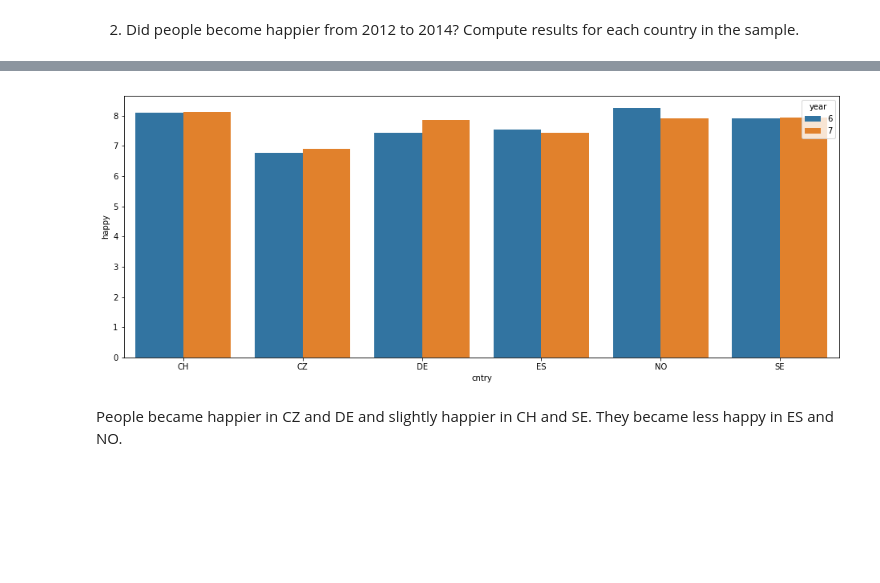
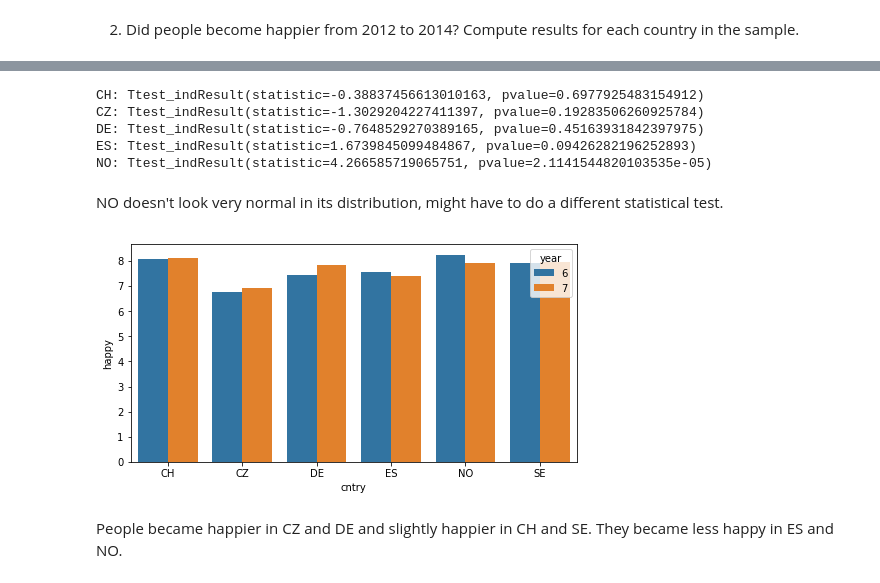
Before and after one commit to kylemcorliss/Thinkful, a Jupyter notebook: Assignments/Other Topics in Data Science (U5)/5.5.4 Challenge - what test to use.ipynb, the cells around one changed output, grey strips where cells are left out. Saved outputs shown, nothing was run; the diff lists cells and outputs as text; code cells hidden in the pictures; blank space fills up the shorter version.

```diff
--- a/Assignments/Other Topics in Data Science (U5)/5.5.4 Challenge - what test to use.ipynb
+++ b/Assignments/Other Topics in Data Science (U5)/5.5.4 Challenge - what test to use.ipynb
@@ -50,9 +114,25 @@ ESS_data_year_country = pd.concat([ESS_data_year_country, ESS_data_year_country_
+# %%
+for country in countries:
+    data2012 = ESS_data[(ESS_data['year'] == 6) & (ESS_data['cntry'] == country)]['happy']
+    data2012 = data2012.dropna()
+    data2014 = ESS_data[(ESS_data['year'] == 7) & (ESS_data['cntry'] == country)]['happy']
+    data2014 = data2014.dropna()
+    test = stats.ttest_ind(data2012, data2014, equal_var = False)
+    print(f'{country}: {test}')
+# %% [output]
+CH: Ttest_indResult(statistic=-0.38837456613010163, pvalue=0.6977925483154912)
+CZ: Ttest_indResult(statistic=-1.3029204227411397, pvalue=0.19283506260925784)
+DE: Ttest_indResult(statistic=-0.7648529270389165, pvalue=0.45163931842397975)
+ES: Ttest_indResult(statistic=1.6739845099484867, pvalue=0.09426282196252893)
+NO: Ttest_indResult(statistic=4.266585719065751, pvalue=2.1141544820103535e-05)
+# %% [markdown]
+NO doesn't look very normal in its distribution, might have to do a different statistical test.
 # %%
-plt.figure(figsize=(16,6))
+plt.figure(figsize=(8,4))
 sns.barplot(x='cntry',y='happy',data=ESS_data_year_country, hue='year')
 plt.show()
 # %% [output]
-[figure, old version]
+[figure, new version]
 # %% [markdown]
 People became happier in CZ and DE and slightly happier in CH and SE. They became less happy in ES and NO.
 # %% [markdown]
```
Also changed, not shown: parts of 23 cells of this notebook.
